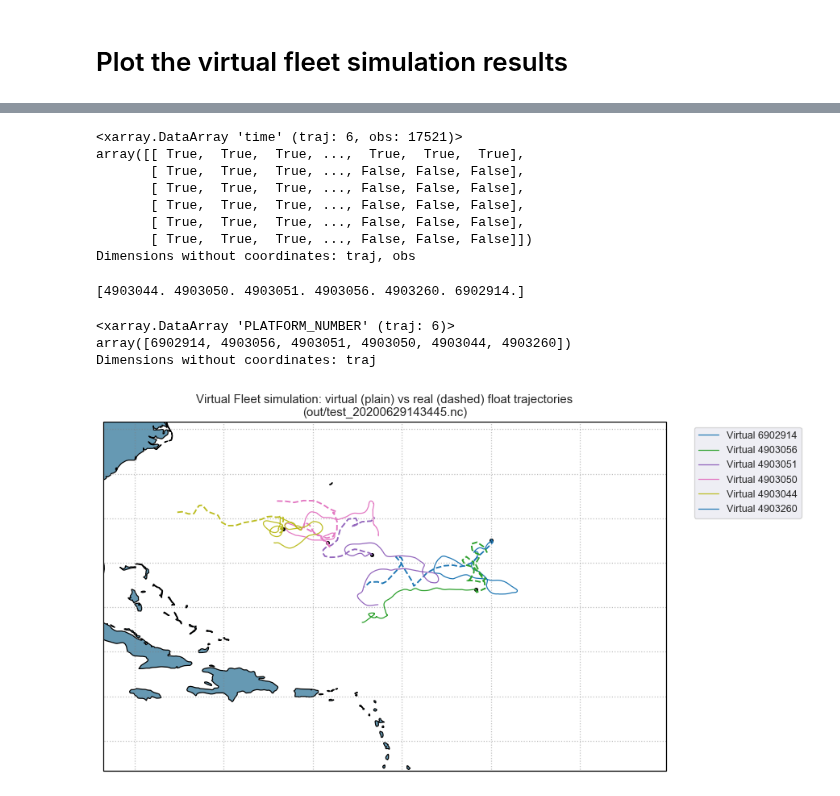
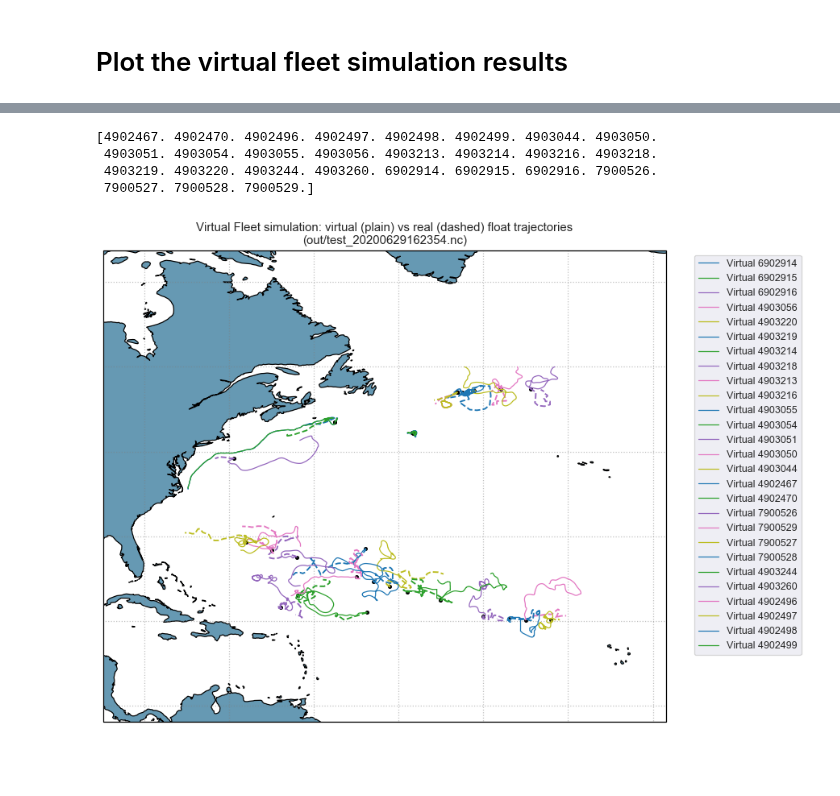
Before and after one commit to euroargodev/VirtualFleet, a Jupyter notebook: examples/try_it-RealPlan.ipynb, the cells around one changed output, grey strips where cells are left out. Cells and saved outputs as stored; diff of their text form; code cells hidden in the pictures; blank space fills up the shorter version.

```diff
--- a/examples/try_it-RealPlan.ipynb
+++ b/examples/try_it-RealPlan.ipynb
@@ -39,8 +42,8 @@ land_feature=cfeature.NaturalEarthFeature(category='physical',name='land',scale=
 # Set-up the velocity field
 # %%
 # Set how to find the velocity field
-src = "/home/datawork-lops-oh/somovar/WP1/data/GLOBAL-ANALYSIS-FORECAST-PHY-001-024" # Datarmor
-src = "/Users/gmaze/data/MERCATOR/data/GLOBAL-ANALYSIS-FORECAST-PHY-001-024" # Laptop
+# src = "/home/datawork-lops-oh/somovar/WP1/data/GLOBAL-ANALYSIS-FORECAST-PHY-001-024" # Datarmor
+# src = "/Users/gmaze/data/MERCATOR/data/GLOBAL-ANALYSIS-FORECAST-PHY-001-024" # Laptop
 src = "/home/jovyan/data" # Binder
 
 filenames = {'U': src + "/2019*.nc",
@@ -71,7 +74,7 @@ from argopy import DataFetcher as ArgoDataFetcher
 # %% [output]
 999
 # %%
-ds = ArgoDataFetcher(cache=1, mode='expert').region([-80, -40, 25, 42, 0, 100, '2019-01', '2020-01']).to_xarray()
+ds = ArgoDataFetcher(cache=1, mode='expert').region([-80, -30, 20, 48, 0, 100, '2019-01', '2020-01']).to_xarray()
 ds_plan = ds.where(ds['CYCLE_NUMBER']==1, drop=True).argo.point2profile()
 ds_plan = ds_plan.where(ds_plan['N_LEVELS']==0, drop=1).squeeze()
 ds_plan = ds_plan.where(ds_plan['DIRECTION']=='A', drop=1)
@@ -165,17 +210,6 @@ Attributes:
     ncei_template_version:  NCEI_NetCDF_Trajectory_Template_v2.0
     parcels_version:        2.2.1.dev45+g00953f31
     parcels_mesh:           spherical
-# %%
-~np.isnan(simu['time'])
-# %% [output]
-<xarray.DataArray 'time' (traj: 6, obs: 17521)>
-array([[ True,  True,  True, ...,  True,  True,  True],
-       [ True,  True,  True, ..., False, False, False],
-       [ True,  True,  True, ..., False, False, False],
-       [ True,  True,  True, ..., False, False, False],
-       [ True,  True,  True, ..., False, False, False],
-       [ True,  True,  True, ..., False, False, False]])
-Dimensions without coordinates: traj, obs
 # %%
 # ID virtual floats to their real WMO:
 
@@ -195,56 +229,41 @@ for i in simu['traj']:
 #     print(wmo)
 simu['PLATFORM_NUMBER'].values = wmos
 # %% [output]
-[4903044. 4903050. 4903051. 4903056. 4903260. 6902914.]
+[4902467. 4902470. 4902496. 4902497. 4902498. 4902499. 4903044. 4903050.
+ 4903051. 4903054. 4903055. 4903056. 4903213. 4903214. 4903216. 4903218.
+ 4903219. 4903220. 4903244. 4903260. 6902914. 6902915. 6902916. 7900526.
+ 7900527. 7900528. 7900529.]
-# %%
-simu['PLATFORM_NUMBER']
-# %% [output]
-<xarray.DataArray 'PLATFORM_NUMBER' (traj: 6)>
-array([6902914, 4903056, 4903051, 4903050, 4903044, 4903260])
-Dimensions without coordinates: traj
 # %%
 from cartopy.mpl.gridliner import LONGITUDE_FORMATTER, LATITUDE_FORMATTER
 
 pr1 = ccrs.PlateCarree()
 
 fig = plt.figure(figsize=(10,10), dpi=90)
 ax3 = fig.add_subplot(1,1,1, projection=pr1)
 ax3.add_feature(land_feature, edgecolor='black')
 ax3.set_extent([simu.lon.min()-10, simu.lon.max()+10, simu.lat.min()-10, simu.lat.max()+10])
-ax3.set_extent([simu.lon.min()-10, simu.lon.max()+10, simu.lat.min()-10, 35])
+# ax3.set_extent([simu.lon.min()-10, simu.lon.max()+10, simu.lat.min()-10, 35])
 
 gl = ax3.gridlines(linewidth=1, color='gray', alpha=0.5, linestyle=':')
 
 # And velocity field to superimpose on plot (SLA):
 if False:
     velo = xr.open_dataset(src + '/20200627_global-analysis-forecast-phy-001-024.nc')
     velo['zos'][0][:][:].plot(cmap=plt.cm.coolwarm,
                               cbar_kwargs={'orientation': 'horizontal', 'shrink':0.5, 'pad':0.1},
                               transform=pr1)
 
 for i in simu['traj']:
     this = simu.isel(traj=i).sortby('time')
     ax3.plot(this['lon'][0], this['lat'][0],'k.', transform=pr1)
     pp_virt = ax3.plot(this['lon'], this['lat'], linewidth=1, transform=pr1, label="Virtual %s" % str(this['PLATFORM_NUMBER'].values))
     wmo = this['PLATFORM_NUMBER'].values
     this = ds_traj.where(ds_traj['PLATFORM_NUMBER']==wmo, drop=1)
     pp_real = ax3.plot(this['LONGITUDE'], this['LATITUDE'], '--')
 #     pp_real = ax3.plot(this['LONGITUDE'], this['LATITUDE'], '--', label="Real %s" % str(wmo))
     plt.setp(pp_real[0], 'color', plt.getp(pp_virt[0], 'color'))
 
-
-# Add real argo floats:
-# for wmo in np.unique(ds_traj['PLATFORM_NUMBER']):
-#     this = ds_traj.where(ds_traj['PLATFORM_NUMBER']==wmo, drop=1)
-#     ax3.plot(this['LONGITUDE'], this['LATITUDE'], '--', label=str(wmo))
-
-# gl = ax.gridlines(crs=ccrs.PlateCarree(), draw_labels=True, linewidth=1, color='gray', alpha=0.7, linestyle=':')
-# gl.xlabels_top = False
-# gl.ylabels_left = False
-# gl.xformatter = LONGITUDE_FORMATTER
-# gl.yformatter = LATITUDE_FORMATTER
-
 plt.legend(loc='upper right', bbox_to_anchor=(1.25, 1))
 plt.title("Virtual Fleet simulation: virtual (plain) vs real (dashed) float trajectories\n(%s)" % output_file);
 # %% [output]
-[figure, old version]
+[figure, new version]
```
Also changed, not shown: parts of 12 cells of this notebook, 4 other files.
